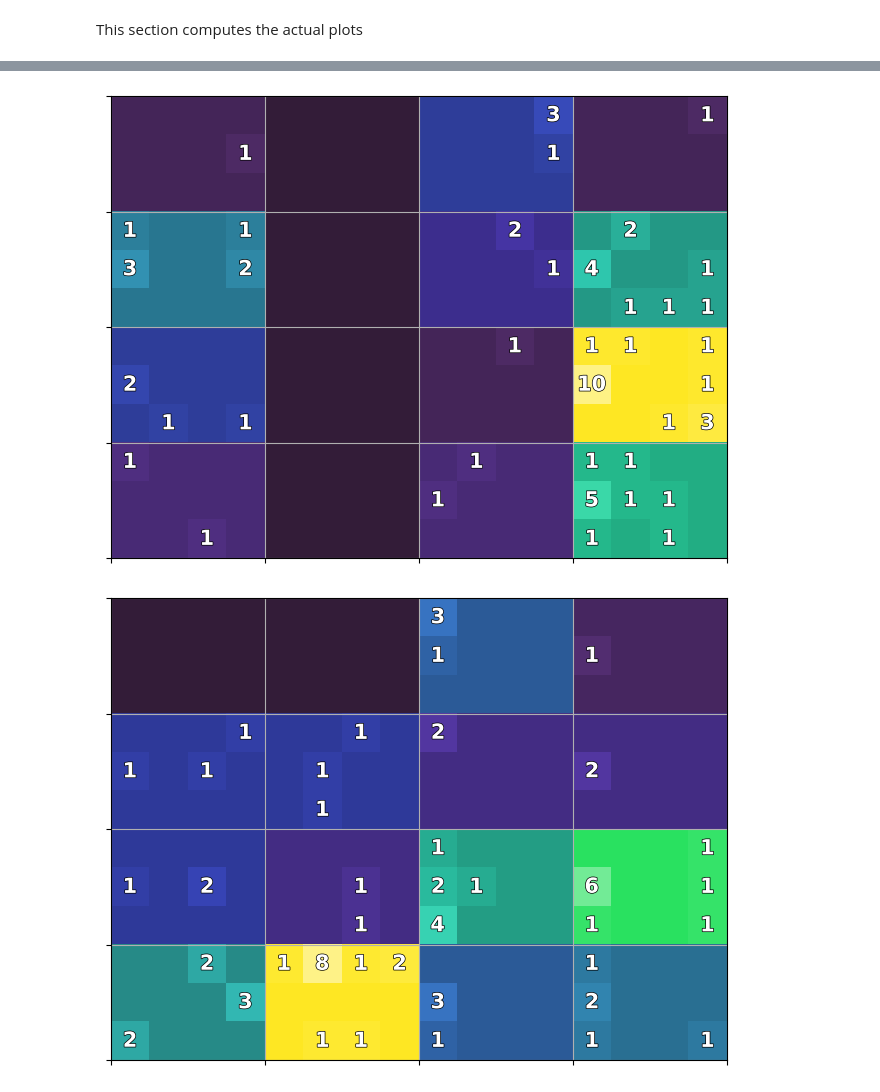
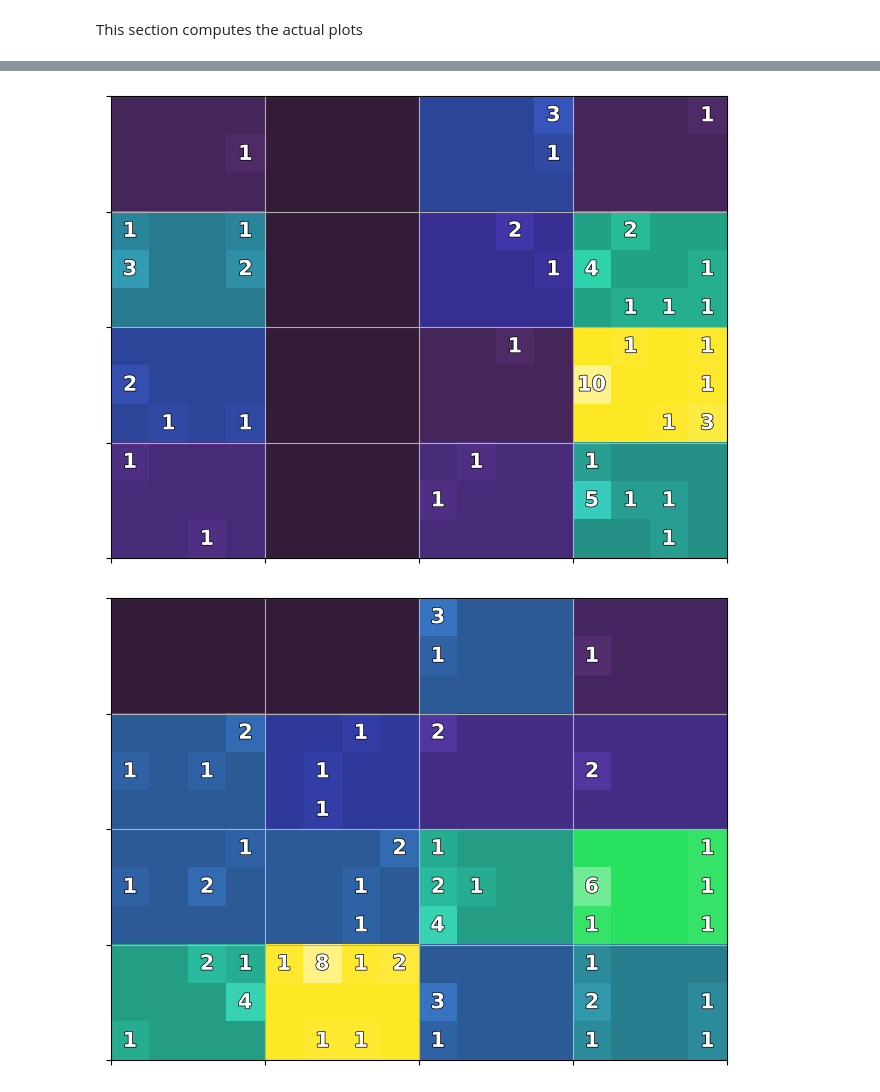
Before and after one commit to mes-uu/Paper-Drifters-Groundings-Wadden-Sea-Floating-Macroplastic, a Jupyter notebook: 2_1_grounding_events_characterization.ipynb, the cells around one changed output, grey strips where cells are left out. Saved outputs shown, nothing was run; the diff lists cells and outputs as text; code cells hidden in the pictures.

```diff
--- a/2_1_grounding_events_characterization.ipynb
+++ b/2_1_grounding_events_characterization.ipynb
@@ -150,17 +118,22 @@ df = pd.DataFrame.from_dict({
 
 show_detailed_plots_mem = show_detailed_plots # to show every 30th output even when show_detailed_plots is False
 iterations_count=0
-trajectories, N_traj = load_trajectories("data/out/sample_interval_1_rnd_drop_fraction_0.00/")
+trajectories, N_traj = load_trajectories("data/out/trajectories/sample_interval_1_rnd_drop_fraction_0.00/")
 for i_tr, tr in enumerate(trajectories):
   entries, ne = get_manual_labels_and_indices_where(tr) # defined in 2_0_datasets_preparation
   for ie in range(ne):
     show_detailed_plots = True if (iterations_count%30==0) else show_detailed_plots_mem
+    show_detailed_plots = False #TODO remove
     iterations_count += 1
     label, i = entries.tag.values[ie], entries.ind_start.values[ie]
+    if(~tr.known_minimal_duration_M2_statistics.values[i]):
+      label = label+'x'
+      print(label)
+      print((float)(tr.dt_section[i]/(60*60)))
     time = tr.time.values[i]
     lon = tr.lon.values[i]
     lat = tr.lat.values[i]
-    duration = tr.dt_section.values[i] if label != 'B' else np.inf
+    duration = tr.dt_section.values[i] if tr.known_minimal_duration_M2_statistics.values[i] else np.inf
     wind_direction, wind_speed = get_wind_conditions(lon, lat, time)
     coast_orientation_gradient, coast_orientation_planefit = get_coast_orientation_multiple_methods(lon, lat, coast_orientation_area_reference_radius_meters, show_detailed_plots)
     angle_wind_coast_gradient = directional_change_rad(wind_direction, coast_orientation_gradient)
@@ -438,11 +503,9 @@ def crit_label(df, i):
     return df.label=='W'
   if i == 1:
     return df.label=='D'
-  if i == 2:
-    return df.label=='B'
-  if i == 2:
-    return (df.label=='D')|(df.label=='B')
 def crit_tidal_phase(df, i):
+  if np.any(df.tidal_phase < 0) | np.any(1 < df.tidal_phase):
+    print("WARNING: tidal phase out of expected range [0,1]")
   if i == 0:
     return (7/8<=df.tidal_phase)|(df.tidal_phase<1/8)
   if i == 1:
@@ -452,6 +515,8 @@ def crit_tidal_phase(df, i):
   if i == 3:
     return (5/8<=df.tidal_phase)&(df.tidal_phase<7/8)
 def crit_angle_wind_coast(df, i):
+  if np.any(np.pi < np.abs(df.angle_wind_coast_planefit)):
+    print("WARNING: angle wind-coas out of expected range [0,pi]")
   if i == 0:
     return np.abs(df.angle_wind_coast_planefit)<np.pi*1./4
   if i == 1:
@@ -478,44 +543,16 @@ def crit_wind_speed(df, i):
   if i == 2:
     return df.wind_speed>=12.0
 
-import matplotlib.patheffects as pe
-
-threshold_high_count = 99
-vals = [[[[len(df.where(crit_label(df,0)&crit_tidal_phase(df,i)&crit_angle_wind_coast(df,j)&crit_duration(df,k)&crit_wind_speed(df,2-l),drop=True).time.values) for l in range(3)] for k in range(4)] for j in range(4)] for i in range(4)]
-vals = np.array(vals)
-print(np.sum(vals))
-dim_X,dim_Y,dim_x,dim_y = vals.shape #phase dir dur speed #[x phase y direction [# x duration y speed]]
-mat_dim_x = dim_X * dim_x
-mat_dim_y = dim_Y * dim_y
-mat_img_minor = [[sample_cmap_2d_rgb(map_major_minor(vals,i,j)[0],map_major_minor(vals,i,j)[1],map_major_minor(vals,i,j)[2],map_major_minor(vals,i,j)[2])[1] for i in range(mat_dim_x)] for j in range(mat_dim_y)]
-mat_img_major = [[sample_cmap_2d_rgb(map_major_minor(vals,i,j)[0],map_major_minor(vals,i,j)[1],map_major_minor(vals,i,j)[2],map_major_minor(vals,i,j)[2])[0] for i in range(mat_dim_x)] for j in range(mat_dim_y)]
-fig, ax = plt.subplots(figsize=(dim_X*dim_x/2,dim_Y*dim_y/2))
-for i in range(mat_dim_x):
-  for j in range(mat_dim_y):
-    v = map_major_minor(vals, i, j)[1]
-    if v:
-      ax.text(i, j, "$\mathbf{%d}$"%v, ha="center", va="center", color="w" if v<threshold_high_count else "r", size=15, path_effects=[pe.withStroke(linewidth=1, foreground="black")])
-ax.set_xticks([i-0.5 for i in range(0,mat_dim_x+1,4)],['' for i in range(0,mat_dim_x+1,4)])
-ax.set_yticks([i-0.5 for i in range(0,mat_dim_y+1,3)],['' for i in range(0,mat_dim_y+1,3)])
-ax.grid()
-ax.imshow(mat_img_minor)
-plt.savefig("%s/eventsmatrix_detailed_DB_area_%dm" % (plots_output_root_dir,2*coast_orientation_area_reference_radius_meters))
-vals = [[[[len(df.where(crit_label(df,1)&crit_tidal_phase(df,i)&crit_angle_wind_coast(df,j)&crit_duration(df,k)&crit_wind_speed(df,2-l),drop=True).time.values) for l in range(3)] for k in range(4)] for j in range(4)] for i in range(4)]
-vals = np.array(vals)
-print([[np.sum(vals[:,i]) for i in range(4)] for j in range(4)])
-dim_X,dim_Y,dim_x,dim_y = vals.shape
-mat_dim_x = dim_X * dim_x
-mat_dim_y = dim_Y * dim_y
-mat_img_minor = [[sample_cmap_2d_rgb(map_major_minor(vals,i,j)[0],map_major_minor(vals,i,j)[1],map_major_minor(vals,i,j)[2],map_major_minor(vals,i,j)[2])[1] for i in range(mat_dim_x)] for j in range(mat_dim_y)]
-fig, ax = plt.subplots(figsize=(dim_X*dim_x/2,dim_Y*dim_y/2))
-for i in range(mat_dim_x):
-  for j in range(mat_dim_y):
-    v = map_major_minor(vals, i, j)[1]
-    if v:
-      ax.text(i, j, "$\mathbf{%d}$"%v, ha="center", va="center", color="w" if v<threshold_high_count else "r", size=15, path_effects=[pe.withStroke(linewidth=1, foreground="black")])
-ax.set_xticks([i-0.5 for i in range(0,mat_dim_x+1,4)],['' for i in range(0,mat_dim_x+1,4)])
-ax.set_yticks([i-0.5 for i in range(0,mat_dim_y+1,3)],['' for i in range(0,mat_dim_y+1,3)])
-ax.grid()
-ax.imshow(mat_img_minor)
-plt.savefig("%s/eventsmatrix_detailed_W_area_%dm" % (plots_output_root_dir,2*coast_orientation_area_reference_radius_meters))
+for ict, ct in enumerate(['W','D']):
+  dcm = [[[[len(df.where(crit_label(df,ict)&crit_tidal_phase(df,i)&crit_angle_wind_coast(df,j)&crit_duration(df,k)&crit_wind_speed(df,2-l),drop=True).time.values) for l in range(3)] for k in range(4)] for j in range(4)] for i in range(4)]
+  dcm = np.array(dcm)
+  print(ct)
+  print("entry(0,0)")
+  print(dcm[0,0].T)
+  print("sums minor")
+  print(np.sum(np.sum(dcm,2),2).T)
+  print("sum")
+  print(np.sum(dcm))
+  plot_detailed_confusion_matrix(dcm)
+  plt.savefig("%s/groundingcharacteristics/eventsmatrix_detailed_%s_area_%dm" % (plots_output_root_dir,ct,2*coast_orientation_area_reference_radius_meters))
 # %% [output]
@@ -524,2 +576,2 @@ plt.savefig("%s/eventsmatrix_detailed_W_area_%dm" % (plots_output_root_dir,2*coa
-[figure, old version]
+[figure, new version]
-[figure, old version]
+[figure, new version]
```
Also changed, not shown: parts of 16 cells of this notebook, 18 other files.
